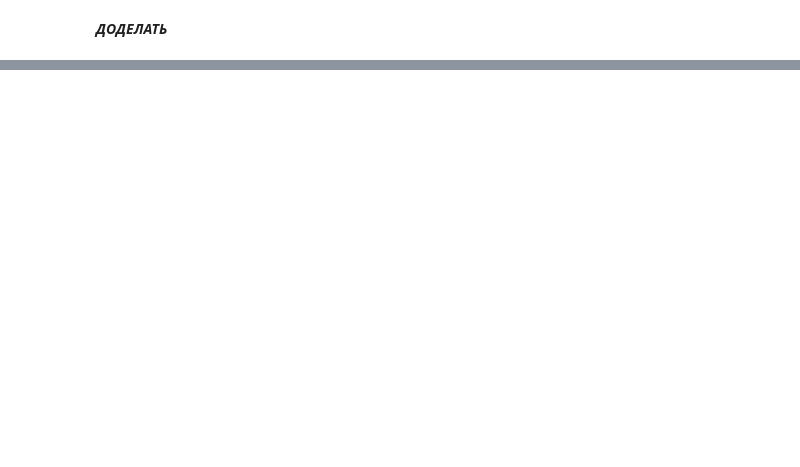
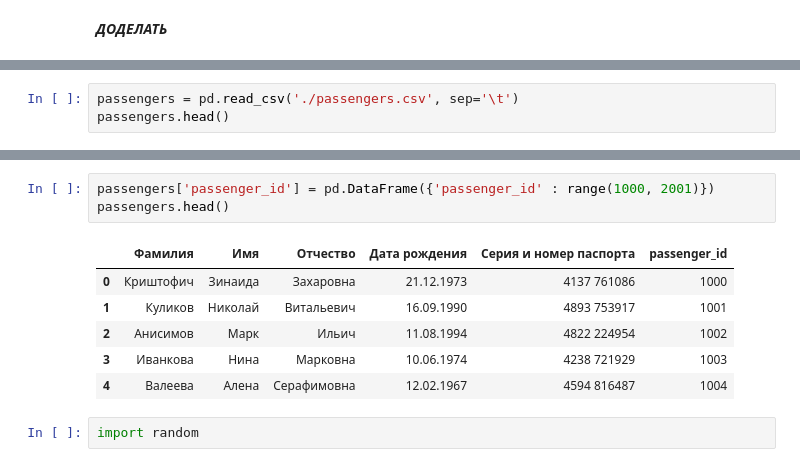
Before and after one commit to 15Andrew43/database, a Jupyter notebook: tables.ipynb, the cells around one changed output, grey strips where cells are left out. Drawn from its saved outputs; the diff is of its cells as text; blank space fills up the shorter version.

```diff
--- a/tables.ipynb
+++ b/tables.ipynb
@@ -386,0 +197,3 @@ Name: Имя, dtype: object
+# %%
+passengers = pd.read_csv('./passengers.csv', sep='\t')
+passengers.head()
@@ -386,0 +207,12 @@ Name: Имя, dtype: object
+# %%
+passengers['passenger_id'] = pd.DataFrame({'passenger_id' : range(1000, 2001)})
+passengers.head()
+# %% [output]
+|  | Фамилия | Имя | Отчество | Дата рождения | Серия и номер паспорта | passenger_id |
+| 0 | Криштофич | Зинаида | Захаровна | 21.12.1973 | 4137 761086 | 1000 |
+| 1 | Куликов | Николай | Витальевич | 16.09.1990 | 4893 753917 | 1001 |
+| 2 | Анисимов | Марк | Ильич | 11.08.1994 | 4822 224954 | 1002 |
+| 3 | Иванкова | Нина | Марковна | 10.06.1974 | 4238 721929 | 1003 |
+| 4 | Валеева | Алена | Серафимовна | 12.02.1967 | 4594 816487 | 1004 |
+# %%
+import random
```
Also changed, not shown: parts of 23 cells of this notebook, 3 other files.
